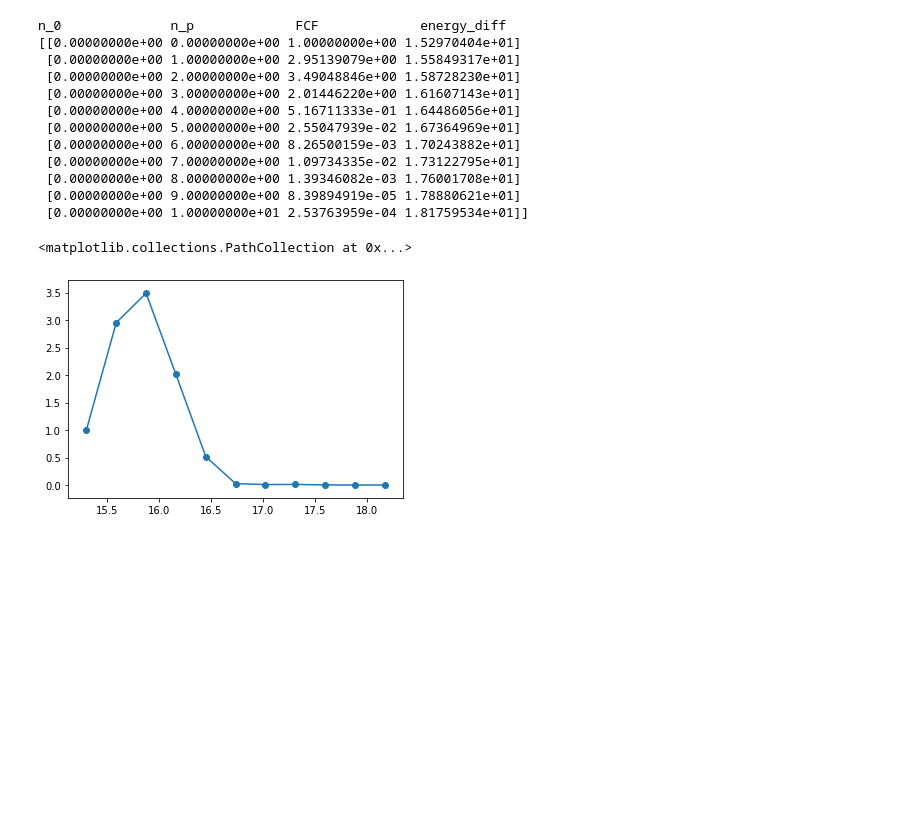
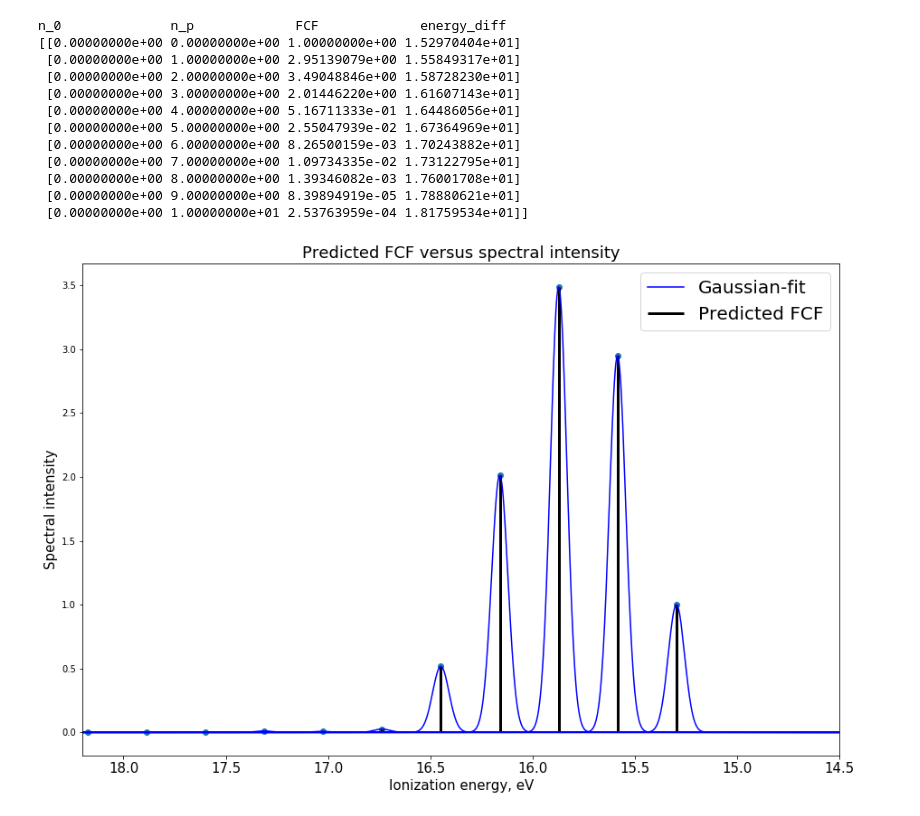
Before and after one commit to MelkoCollective/CDL_2020, a Jupyter notebook: Project_3_Franck_Condon_Factors/Task1.ipynb, the cells around one changed output. Drawn from its saved outputs; the diff is of its cells as text; code cells hidden in the pictures; blank space fills up the shorter version.

Commit message:
updated the figure to match Figure 2 of the text

```diff
--- a/Project_3_Franck_Condon_Factors/Task1.ipynb
+++ b/Project_3_Franck_Condon_Factors/Task1.ipynb
@@ -35,12 +35,55 @@ n_0              n_p             FCF             energy_diff
  [0.00000000e+00 8.00000000e+00 1.39346082e-03 1.76001708e+01]
  [0.00000000e+00 9.00000000e+00 8.39894919e-05 1.78880621e+01]
  [0.00000000e+00 1.00000000e+01 2.53763959e-04 1.81759534e+01]]
-# %%
-x= spectrum[:,2] #FCF values
-y= spectrum[:,3] #energy diff in eV
-#print(x)
-plt.plot(y,x)
-plt.scatter(y,x)
-# %% [output]
-<matplotlib.collections.PathCollection at 0x...>
-[figure, removed]
+# %%
+def gauss(x,x0,y0,sigma):
+    '''
+    The Gaussian function
+    y = y0*Exp(-0.5*((x-x0)/sigma)**2)
+
+    Parameters:
+        x0: The position of the peak
+        y0: the intensity of the peak
+        sigma: The width of the Gaussian
+
+    Returns:
+        The gaussian evaluated at x
+
+    '''
+
+    g = y0*np.exp(-0.5* ((x-x0)/sigma)**2)
+
+    return g
+
+
+y= spectrum[:,2] #FCF values
+x= spectrum[:,3] #energy diff in eV
+
+# Generate a more dense mesh for overlaying the Gaussian curves
+xx = np.linspace(14.5,18.2,1000)
+
+# Here we play with some settings for the plot
+plt.rc('xtick',labelsize=15)
+plt.figure(figsize=(15,10))
+plt.scatter(x,y)
+
+# Plot the predicted FCF versus spectral intensity
+for k in range(len(x)):
+
+    # We only generate a label for the plot once and the rest will be unlabelled
+    if(k==0):
+        plt.plot(xx,gauss(xx,x[k],y[k], sigma=.04),color='blue',label='Gaussian-fit')
+        plt.vlines(x[k],0.0,y[k],linewidth=3,label='Predicted FCF')
+    else:
+        plt.plot(xx,gauss(xx,x[k],y[k], sigma=.04),color='blue')
+        plt.vlines(x[k],0.0,y[k],linewidth=3)
+
+plt.title('Predicted FCF versus spectral intensity',size=18)
+plt.xlim(14.5,18.2)
+plt.gca().invert_xaxis()
+plt.xlabel('Ionization energy, eV', size =15)
+plt.ylabel('Spectral intensity',size=15)
+plt.legend(prop={'size': 20})
+plt.show()
+# %% [output]
+[figure, added]
```
